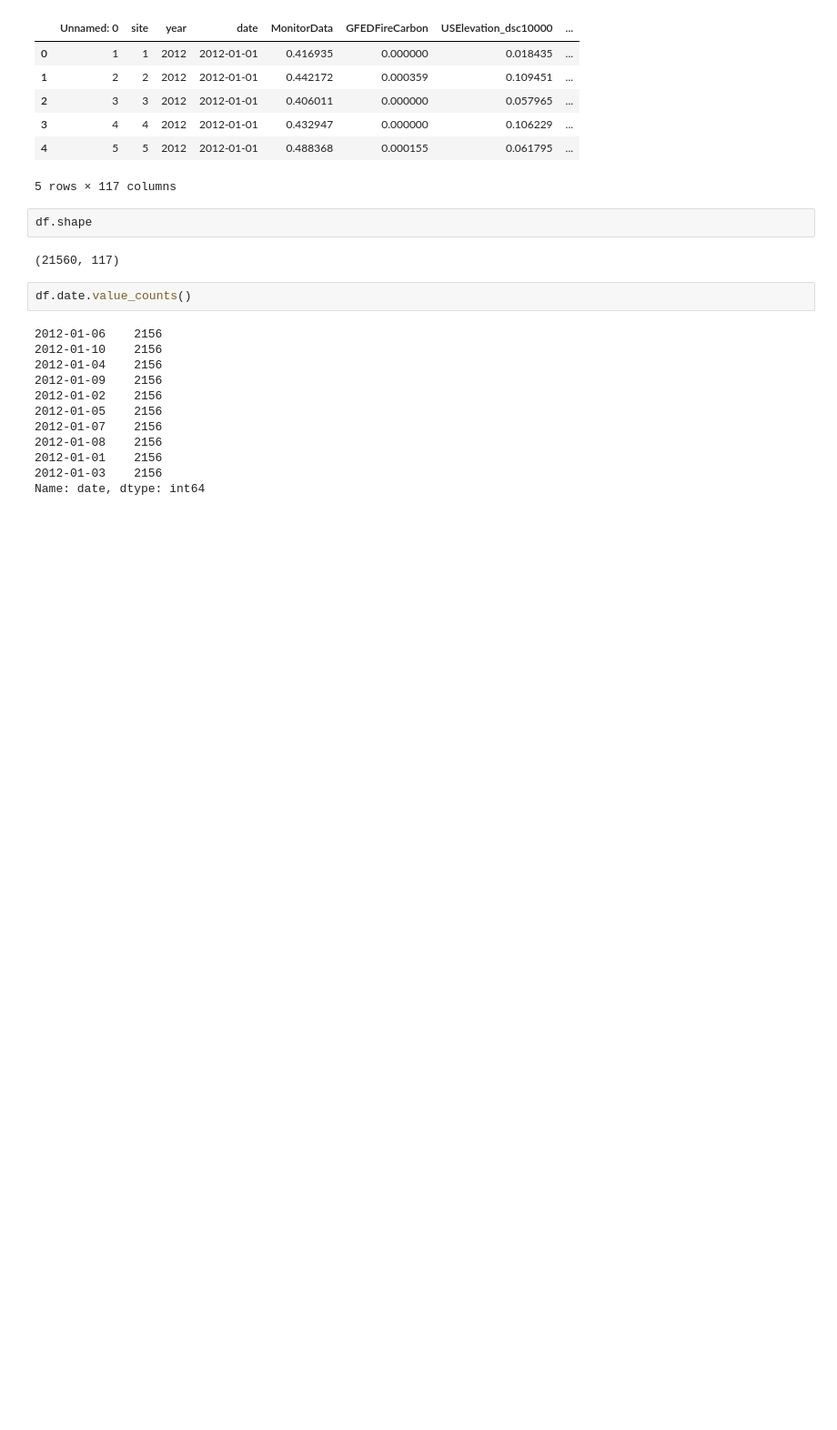
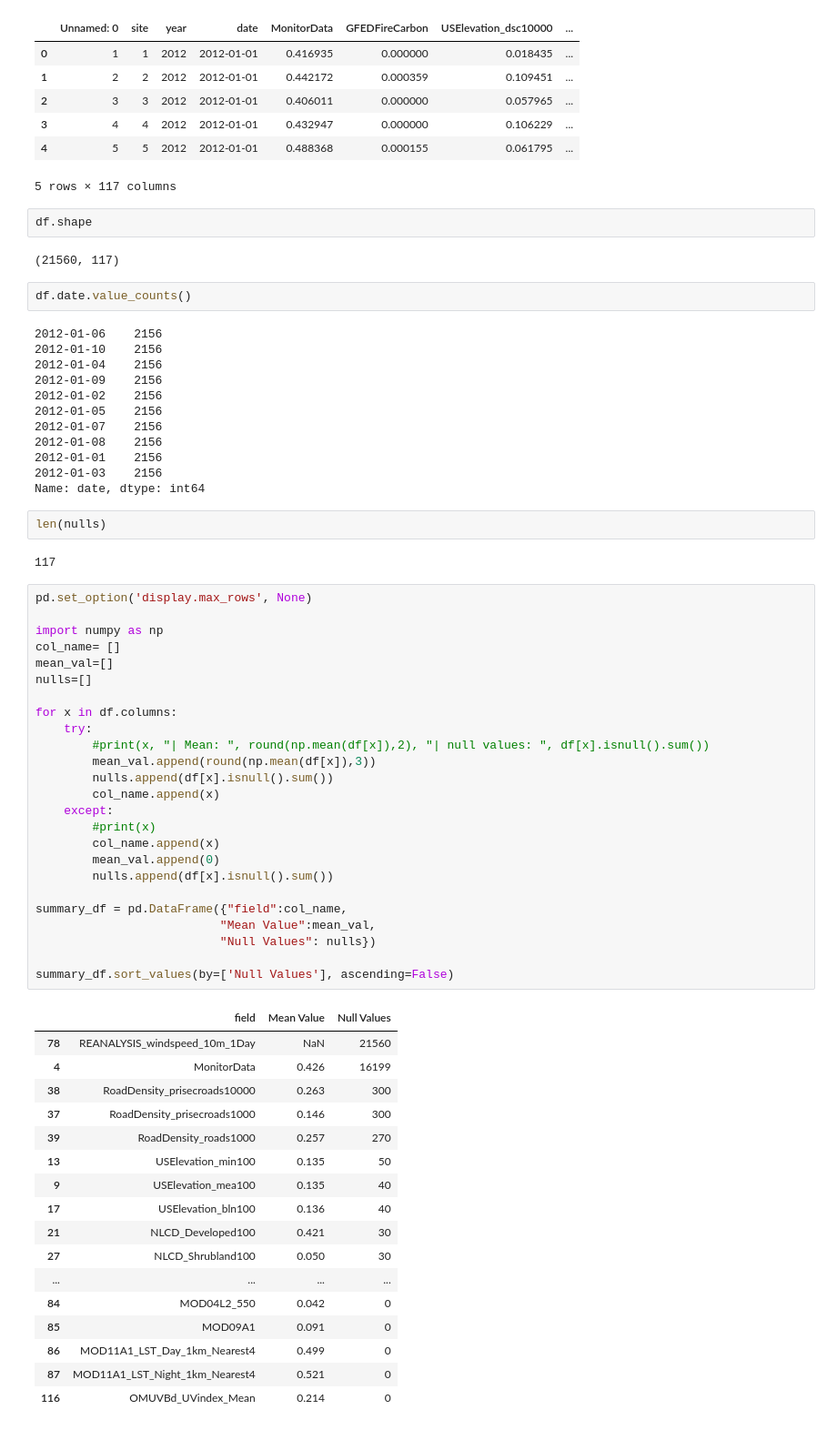
Before and after one commit to CS109b-Team37/Pollution-Prediction, a Jupyter notebook: EDA Notebooks/Starting EDA_EE.ipynb, the cells around one changed output. Shown at 91% size. Drawn from its saved outputs; the diff is of its cells as text; blank space fills up the shorter version.

Commit message:
update eda with fancy table

```diff
--- a/EDA Notebooks/Starting EDA_EE.ipynb
+++ b/EDA Notebooks/Starting EDA_EE.ipynb
@@ -36,3 +36,50 @@ df.date.value_counts()
 2012-01-01    2156
 2012-01-03    2156
 Name: date, dtype: int64
+# %%
+len(nulls)
+# %% [output]
+117
+# %%
+pd.set_option('display.max_rows', None)
+
+import numpy as np
+col_name= []
+mean_val=[]
+nulls=[]
+
+for x in df.columns:
+    try:
+        #print(x, "| Mean: ", round(np.mean(df[x]),2), "| null values: ", df[x].isnull().sum())
+        mean_val.append(round(np.mean(df[x]),3))
+        nulls.append(df[x].isnull().sum())
+        col_name.append(x)
+    except:
+        #print(x)
+        col_name.append(x)
+        mean_val.append(0)
+        nulls.append(df[x].isnull().sum())
+
+summary_df = pd.DataFrame({"field":col_name,
+                          "Mean Value":mean_val,
+                          "Null Values": nulls})
+
+summary_df.sort_values(by=['Null Values'], ascending=False)
+# %% [output]
+|  | field | Mean Value | Null Values |
+| 78 | REANALYSIS_windspeed_10m_1Day | NaN | 21560 |
+| 4 | MonitorData | 0.426 | 16199 |
+| 38 | RoadDensity_prisecroads10000 | 0.263 | 300 |
+| 37 | RoadDensity_prisecroads1000 | 0.146 | 300 |
+| 39 | RoadDensity_roads1000 | 0.257 | 270 |
+| 13 | USElevation_min100 | 0.135 | 50 |
+| 9 | USElevation_mea100 | 0.135 | 40 |
+| 17 | USElevation_bln100 | 0.136 | 40 |
+| 21 | NLCD_Developed100 | 0.421 | 30 |
+| 27 | NLCD_Shrubland100 | 0.050 | 30 |
+| ... | ... | ... | ... |
+| 84 | MOD04L2_550 | 0.042 | 0 |
+| 85 | MOD09A1 | 0.091 | 0 |
+| 86 | MOD11A1_LST_Day_1km_Nearest4 | 0.499 | 0 |
+| 87 | MOD11A1_LST_Night_1km_Nearest4 | 0.521 | 0 |
+| 116 | OMUVBd_UVindex_Mean | 0.214 | 0 |
```
